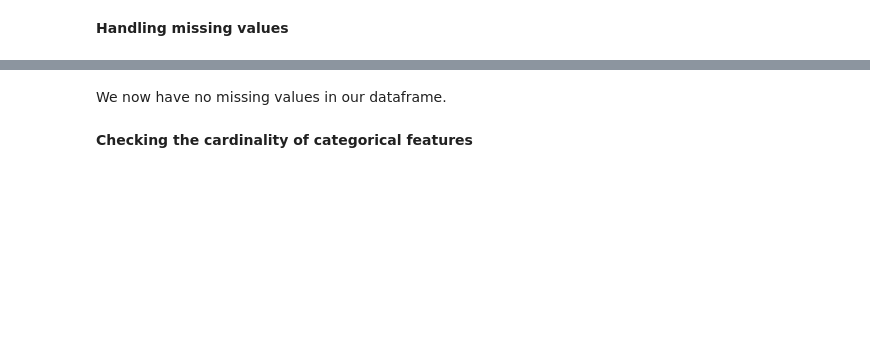
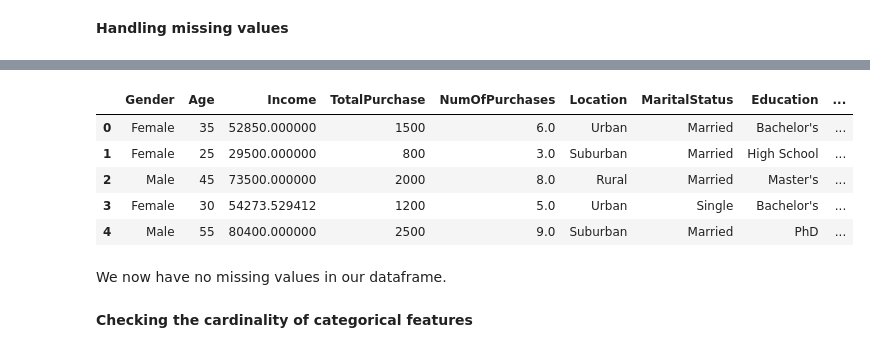
Before and after one commit to Ettiene-Koekemoer/Machine-Learning-382-Project2-Group_J, a Jupyter notebook: modeling.ipynb, the cells around one changed output, grey strips where cells are left out. Saved outputs shown, nothing was run; the diff lists cells and outputs as text; code cells hidden in the pictures; blank space fills up the shorter version.

```diff
--- a/modeling.ipynb
+++ b/modeling.ipynb
@@ -151,4 +169,13 @@ Churn             0
 dtype: int64
+# %%
+df.head()
+# %% [output]
+|  | Gender | Age | Income | TotalPurchase | NumOfPurchases | Location | MaritalStatus | Education | ... |
+| 0 | Female | 35 | 52850.000000 | 1500 | 6.0 | Urban | Married | Bachelor's | ... |
+| 1 | Female | 25 | 29500.000000 | 800 | 3.0 | Suburban | Married | High School | ... |
+| 2 | Male | 45 | 73500.000000 | 2000 | 8.0 | Rural | Married | Master's | ... |
+| 3 | Female | 30 | 54273.529412 | 1200 | 5.0 | Urban | Single | Bachelor's | ... |
+| 4 | Male | 55 | 80400.000000 | 2500 | 9.0 | Suburban | Married | PhD | ... |
 # %% [markdown]
 We now have no missing values in our dataframe.
 # %% [markdown]
```
Also changed, not shown: parts of 24 cells of this notebook, 2 other files.
